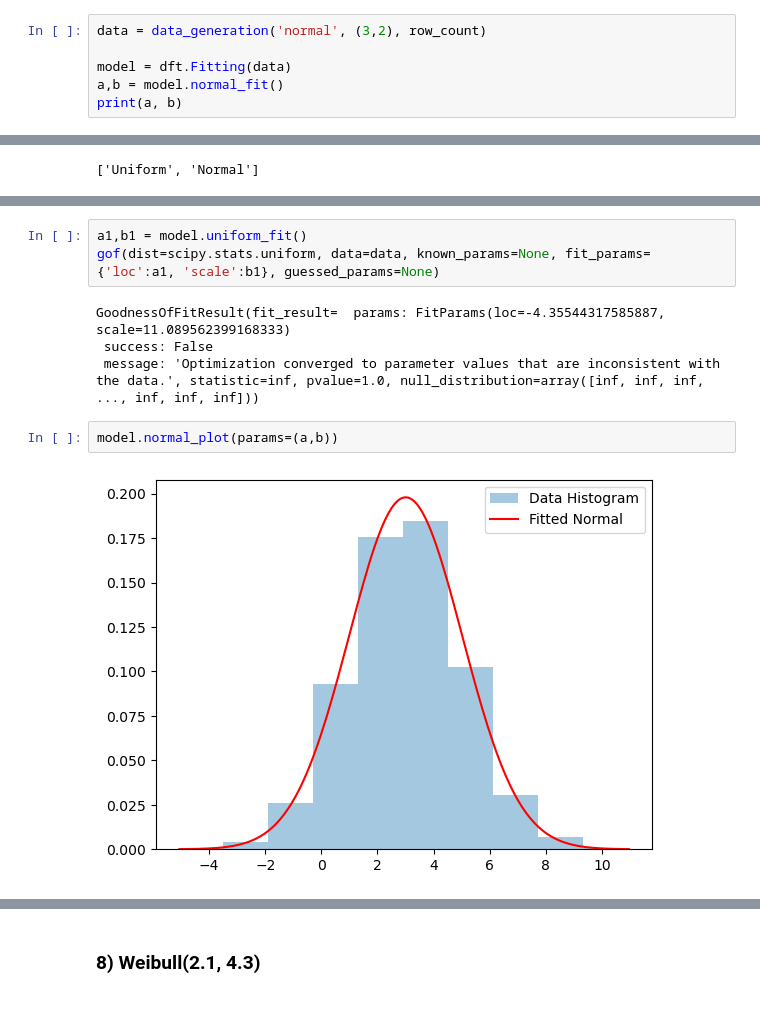
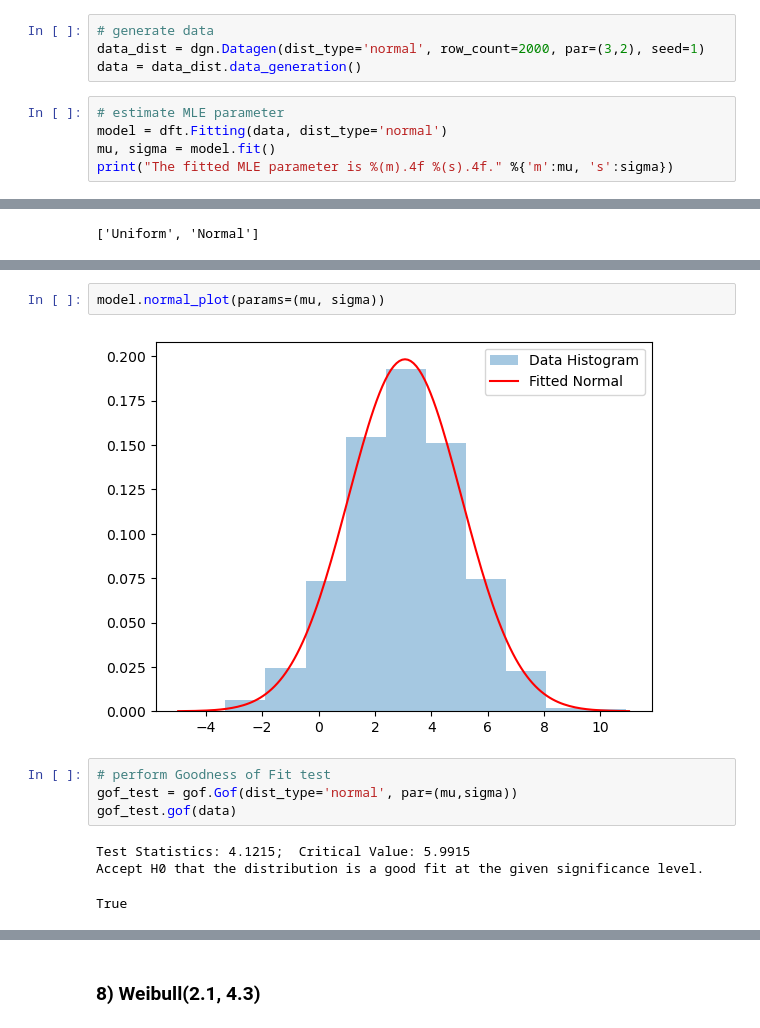
Before and after one commit to Mahshid-git/ISYE_6644_Distribution_Fitting, a Jupyter notebook: 01 Code/Examples.ipynb, the cells around one changed output, grey strips where cells are left out. Cells and saved outputs as stored; diff of their text form.

```diff
--- a/01 Code/Examples.ipynb
+++ b/01 Code/Examples.ipynb
@@ -260,9 +253,12 @@ True
 # %% [markdown]
 ### 7) Normal(3,2)
+# %%
+# generate data
+data_dist = dgn.Datagen(dist_type='normal', row_count=2000, par=(3,2), seed=1)
+data = data_dist.data_generation()
 # %%
-data = data_generation('normal', (3,2), row_count)
-
-model = dft.Fitting(data)
-a,b = model.normal_fit()
-print(a, b)
+# estimate MLE parameter
+model = dft.Fitting(data, dist_type='normal')
+mu, sigma = model.fit()
+print("The fitted MLE parameter is %(m).4f %(s).4f." %{'m':mu, 's':sigma})
 # %% [output]
@@ -291,11 +273,12 @@ GoodnessOfFitResult(fit_result=  params: FitParams(loc=3.027238046501875, scale=
-# %%
-a1,b1 = model.uniform_fit()
-gof(dist=scipy.stats.uniform, data=data, known_params=None, fit_params={'loc':a1, 'scale':b1}, guessed_params=None)
-# %% [output]
-GoodnessOfFitResult(fit_result=  params: FitParams(loc=-4.35544317585887, scale=11.089562399168333)
- success: False
- message: 'Optimization converged to parameter values that are inconsistent with the data.', statistic=inf, pvalue=1.0, null_distribution=array([inf, inf, inf, ..., inf, inf, inf]))
 # %%
-model.normal_plot(params=(a,b))
+model.normal_plot(params=(mu, sigma))
 # %% [output]
-[figure, old version]
+[figure, new version]
+# %%
+# perform Goodness of Fit test
+gof_test = gof.Gof(dist_type='normal', par=(mu,sigma))
+gof_test.gof(data)
+# %% [output]
+Test Statistics: 4.1215;  Critical Value: 5.9915
+Accept H0 that the distribution is a good fit at the given significance level.
+True
```
Also changed, not shown: parts of 66 cells of this notebook, 2 other files.
